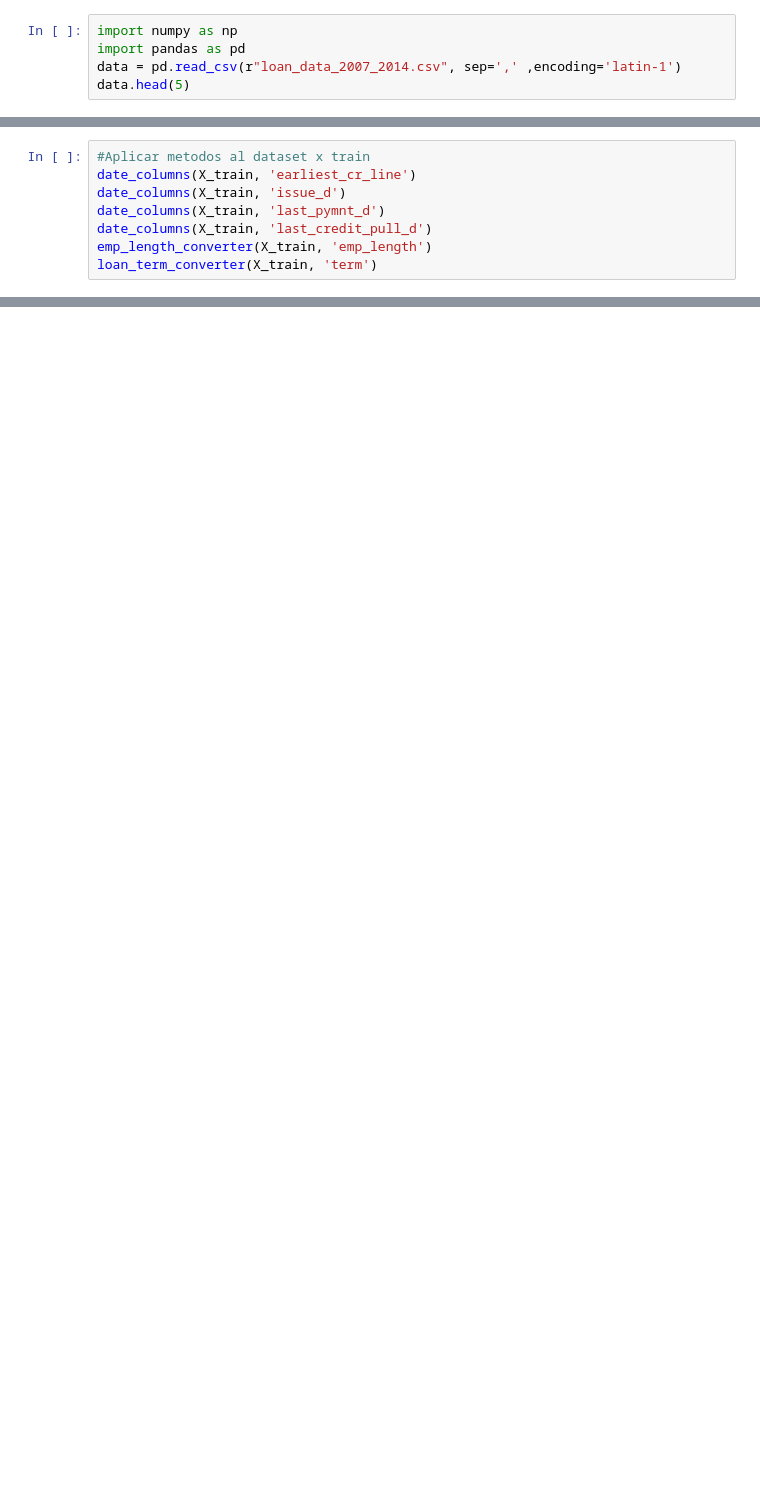
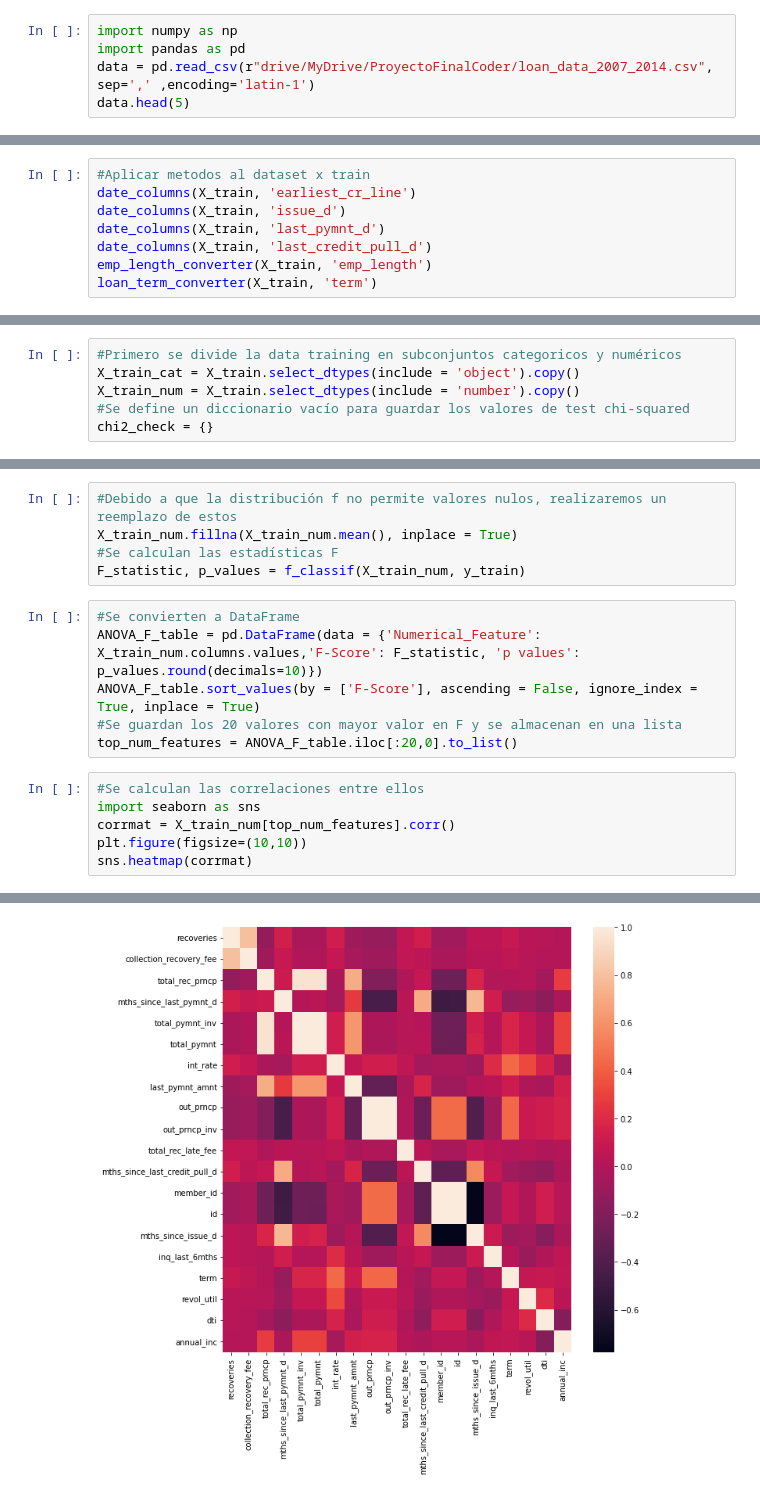
Before and after one commit to lesarmiento37/coder-proyecto, a Jupyter notebook: ProyectoCoderhouse.ipynb, the cells around one changed output, grey strips where cells are left out. Saved outputs shown, nothing was run; the diff lists cells and outputs as text; blank space fills up the shorter version.

```diff
--- a/ProyectoCoderhouse.ipynb
+++ b/ProyectoCoderhouse.ipynb
@@ -7,7 +8,7 @@ hello world
 # %%
 import numpy as np
 import pandas as pd
-data = pd.read_csv(r"loan_data_2007_2014.csv", sep=',' ,encoding='latin-1')
+data = pd.read_csv(r"drive/MyDrive/ProyectoFinalCoder/loan_data_2007_2014.csv", sep=',' ,encoding='latin-1')
 data.head(5)
 # %% [output]
 |  | id | member_id | loan_amnt | funded_amnt | funded_amnt_inv | term | int_rate | installment | grade | ... |
@@ -203,0 +201,6 @@ Index(['loan_amnt', 'funded_amnt', 'funded_amnt_inv', 'term', 'int_rate',
+# %%
+#Primero se divide la data training en subconjuntos categoricos y numéricos
+X_train_cat = X_train.select_dtypes(include = 'object').copy()
+X_train_num = X_train.select_dtypes(include = 'number').copy()
+#Se define un diccionario vacío para guardar los valores de test chi-squared
+chi2_check = {}
@@ -203,0 +217,18 @@ Index(['loan_amnt', 'funded_amnt', 'funded_amnt_inv', 'term', 'int_rate',
+# %%
+#Debido a que la distribución f no permite valores nulos, realizaremos un reemplazo de estos
+X_train_num.fillna(X_train_num.mean(), inplace = True)
+#Se calculan las estadísticas F
+F_statistic, p_values = f_classif(X_train_num, y_train)
+# %%
+#Se convierten a DataFrame
+ANOVA_F_table = pd.DataFrame(data = {'Numerical_Feature': X_train_num.columns.values,'F-Score': F_statistic, 'p values': p_values.round(decimals=10)})
+ANOVA_F_table.sort_values(by = ['F-Score'], ascending = False, ignore_index = True, inplace = True)
+#Se guardan los 20 valores con mayor valor en F y se almacenan en una lista
+top_num_features = ANOVA_F_table.iloc[:20,0].to_list()
+# %%
+#Se calculan las correlaciones entre ellos
+import seaborn as sns
+corrmat = X_train_num[top_num_features].corr()
+plt.figure(figsize=(10,10))
+sns.heatmap(corrmat)
+# %% [output]
@@ -203,0 +236 @@ Index(['loan_amnt', 'funded_amnt', 'funded_amnt_inv', 'term', 'int_rate',
+[figure, added]
```
Also changed, not shown: parts of 14 cells of this notebook.
